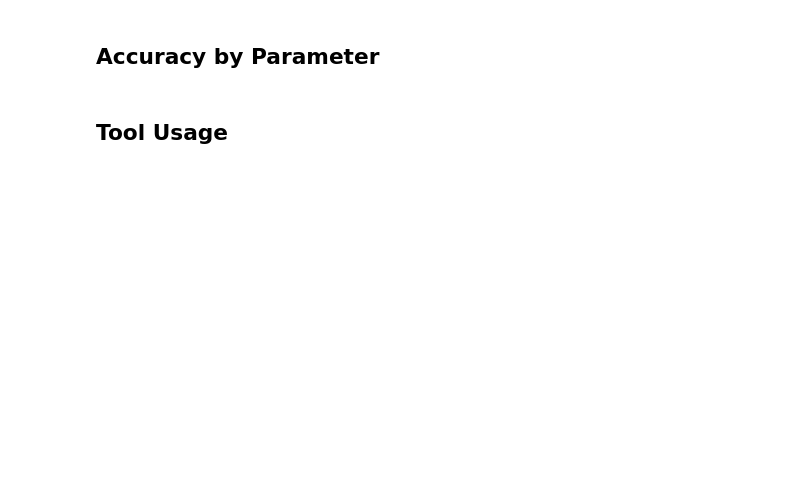
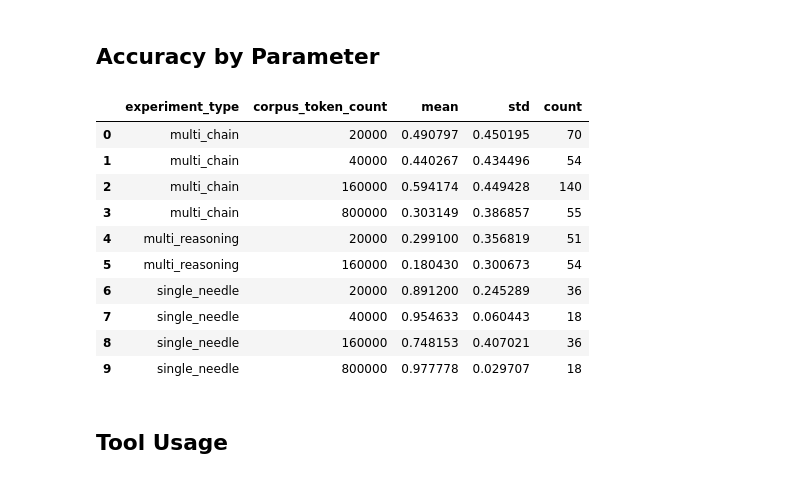
Before and after one commit to mehrabmodi1/agentic-retrieval, a Jupyter notebook: notebooks/analysis_template.ipynb, the cells around one changed output. Cells and saved outputs as stored; diff of their text form; code cells hidden in the pictures; blank space fills up the shorter version.

```diff
--- a/notebooks/analysis_template.ipynb
+++ b/notebooks/analysis_template.ipynb
@@ -8,6 +7,6 @@ SPECS_DIR = "../specs"
 # %%
 from pathlib import Path
-from agent_retrieval.analysis import load_batch_results
-results = load_batch_results(BATCH_NAME, Path(WORKSPACE_DIR), Path(SPECS_DIR))
-print(f"Loaded {len(results)} runs across {results['experiment_id'].nunique()} experiments")
-results.head()
+from agent_retrieval.analysis.loader import load_batch_results
+df = load_batch_results(BATCH_NAME, Path(WORKSPACE_DIR))
+print(f"Loaded {len(df)} verdicts across {df['experiment_id'].nunique()} parametrisations")
+df.head()
@@ -19,8 +32,20 @@ accuracy_by_type(results)
 # %% [markdown]
 ## Accuracy by Parameter
 # %%
-from agent_retrieval.analysis import accuracy_by_param
-accuracy_by_param(results, "target_token_count")
+from agent_retrieval.analysis.tables import accuracy_by_param
+accuracy_by_param(df, "corpus_token_count")
+# %% [output]
+|  | experiment_type | corpus_token_count | mean | std | count |
+| 0 | multi_chain | 20000 | 0.490797 | 0.450195 | 70 |
+| 1 | multi_chain | 40000 | 0.440267 | 0.434496 | 54 |
+| 2 | multi_chain | 160000 | 0.594174 | 0.449428 | 140 |
+| 3 | multi_chain | 800000 | 0.303149 | 0.386857 | 55 |
+| 4 | multi_reasoning | 20000 | 0.299100 | 0.356819 | 51 |
+| 5 | multi_reasoning | 160000 | 0.180430 | 0.300673 | 54 |
+| 6 | single_needle | 20000 | 0.891200 | 0.245289 | 36 |
+| 7 | single_needle | 40000 | 0.954633 | 0.060443 | 18 |
+| 8 | single_needle | 160000 | 0.748153 | 0.407021 | 36 |
+| 9 | single_needle | 800000 | 0.977778 | 0.029707 | 18 |
 # %% [markdown]
 ## Tool Usage
 # %%
```
Also changed, not shown: parts of 17 cells of this notebook.
